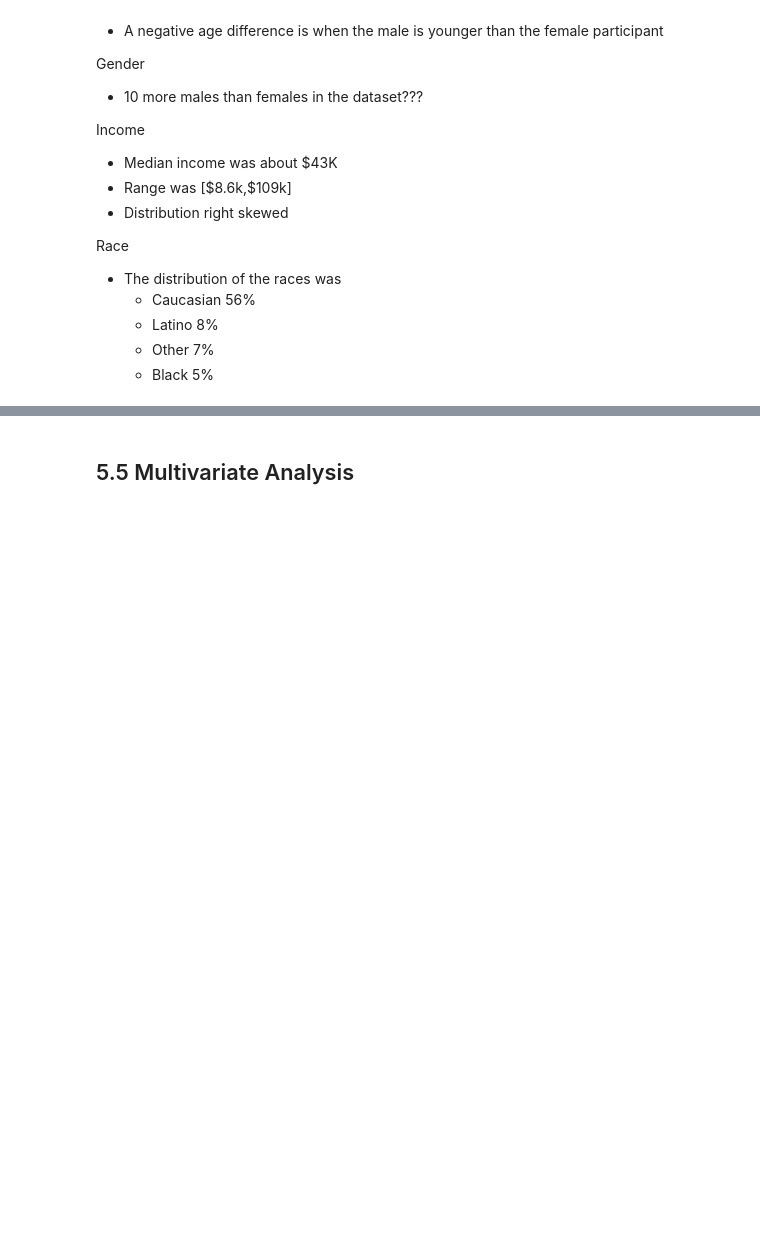
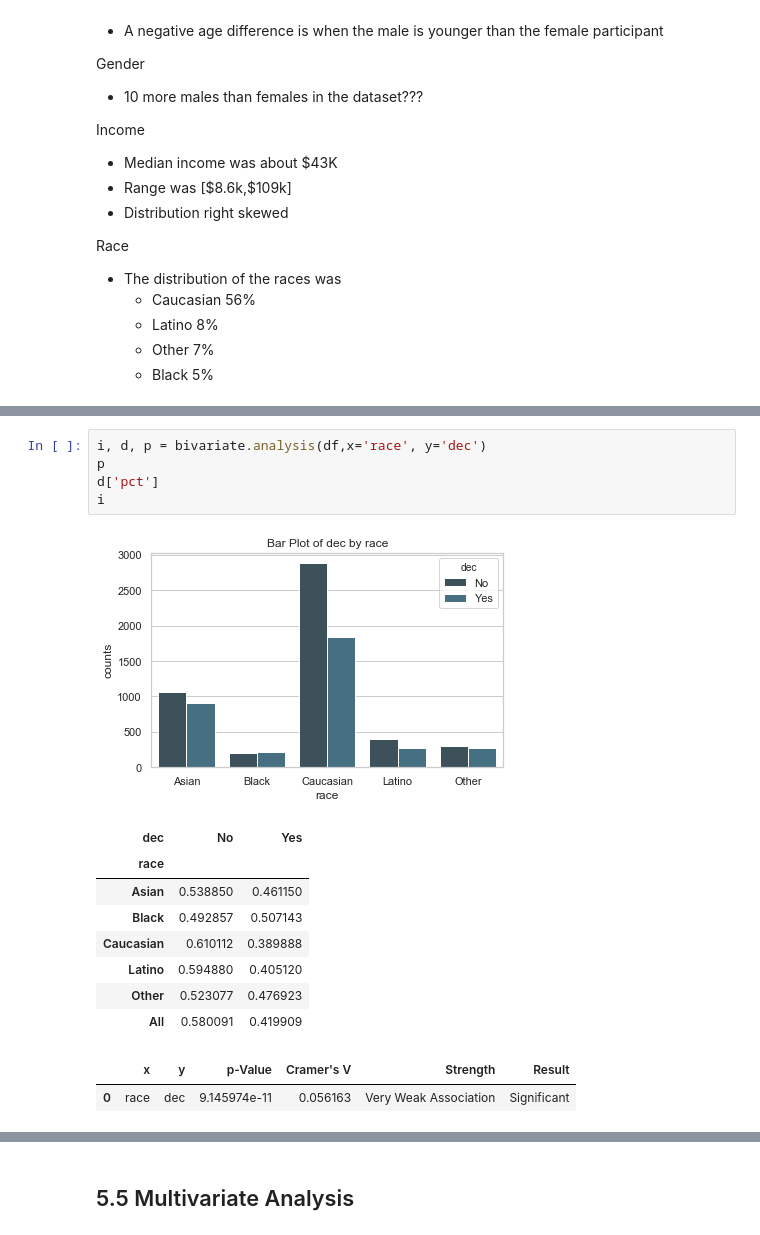
Before and after one commit to DecisionScients/Predictive-Dating, a Jupyter notebook: notebooks/5.0 Demographics.ipynb, the cells around one changed output, grey strips where cells are left out. Drawn from its saved outputs; the diff is of its cells as text; blank space fills up the shorter version.

```diff
--- a/notebooks/5.0 Demographics.ipynb
+++ b/notebooks/5.0 Demographics.ipynb
@@ -142,0 +302,17 @@ i
+# %%
+i, d, p = bivariate.analysis(df,x='race', y='dec')
+p
+d['pct']
+i
+# %% [output]
+[figure, added]
+| dec | No | Yes |
+| race |  |  |
+| Asian | 0.538850 | 0.461150 |
+| Black | 0.492857 | 0.507143 |
+| Caucasian | 0.610112 | 0.389888 |
+| Latino | 0.594880 | 0.405120 |
+| Other | 0.523077 | 0.476923 |
+| All | 0.580091 | 0.419909 |
+|  | x | y | p-Value | Cramer's V | Strength | Result |
+| 0 | race | dec | 9.145974e-11 | 0.056163 | Very Weak Association | Significant |
```
Also changed, not shown: parts of 63 cells of this notebook, 12 other files.
